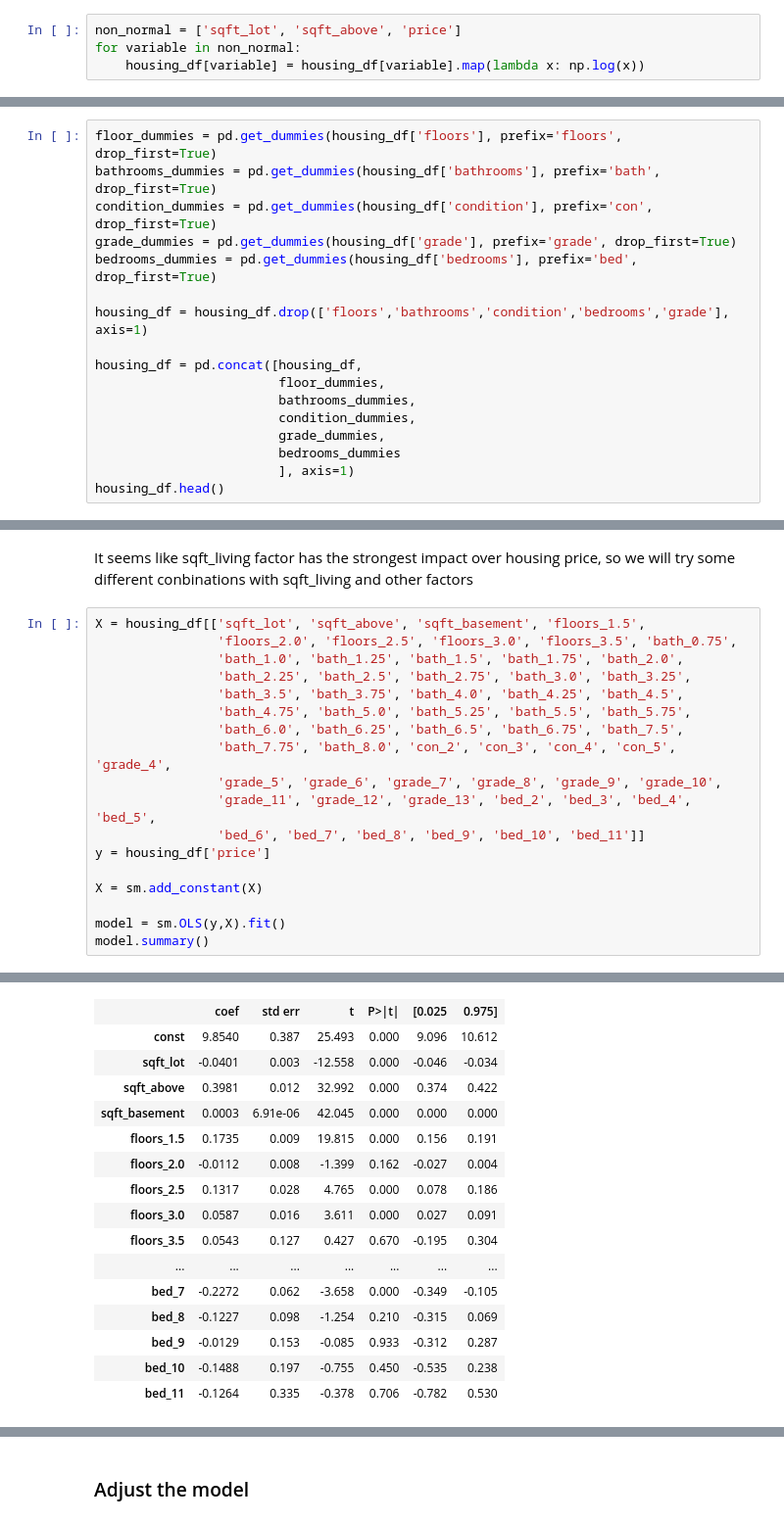
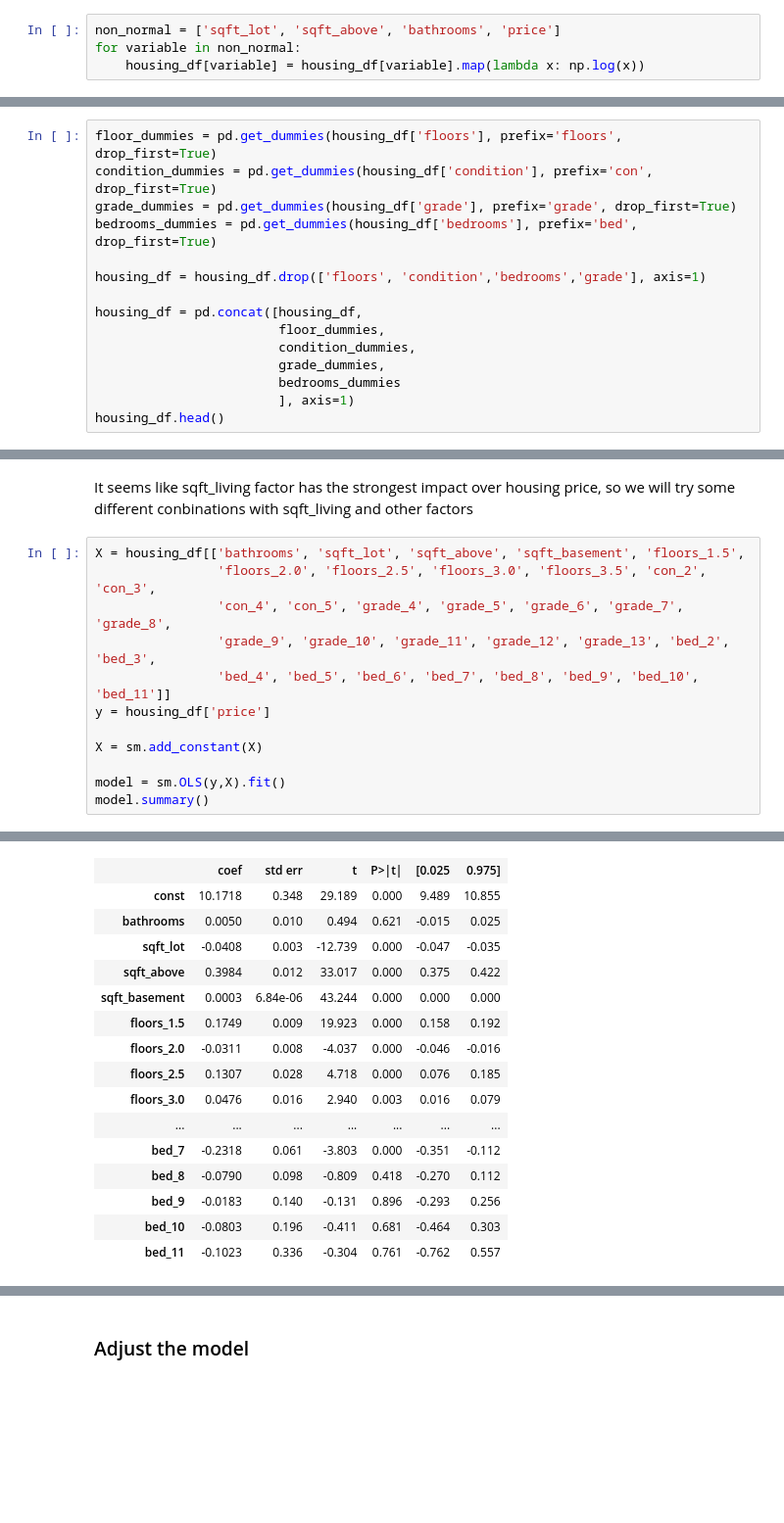
Before and after one commit to shuyu-wu/Module_1_KC_housing_analysis, a Jupyter notebook: Mod_1_King_County_Analysis.ipynb, the cells around one changed output, grey strips where cells are left out. Shown at 98% size. Cells and saved outputs as stored; diff of their text form; blank space fills up the shorter version.

```diff
--- a/Mod_1_King_County_Analysis.ipynb
+++ b/Mod_1_King_County_Analysis.ipynb
@@ -482,7 +482,7 @@ sns.pairplot(housing_df[x_cols])
 # %% [markdown]
 From the chart above we can see sqft_basement has many zero values, therefore we wont have log transformation on sqft_basement.
 # %%
-non_normal = ['sqft_lot', 'sqft_above', 'price']
+non_normal = ['sqft_lot', 'sqft_above', 'bathrooms', 'price']
 for variable in non_normal:
     housing_df[variable] = housing_df[variable].map(lambda x: np.log(x))
 # %%
@@ -565,16 +552,14 @@ From the figures above, it shows grade has a strong impact with housing price.
 We will use one hot encoding to create dummy varaibles for our internal categorical variables
 # %%
 floor_dummies = pd.get_dummies(housing_df['floors'], prefix='floors', drop_first=True)
-bathrooms_dummies = pd.get_dummies(housing_df['bathrooms'], prefix='bath', drop_first=True)
 condition_dummies = pd.get_dummies(housing_df['condition'], prefix='con', drop_first=True)
 grade_dummies = pd.get_dummies(housing_df['grade'], prefix='grade', drop_first=True)
 bedrooms_dummies = pd.get_dummies(housing_df['bedrooms'], prefix='bed', drop_first=True)
 
-housing_df = housing_df.drop(['floors','bathrooms','condition','bedrooms','grade'], axis=1)
+housing_df = housing_df.drop(['floors', 'condition','bedrooms','grade'], axis=1)
 
 housing_df = pd.concat([housing_df,
                         floor_dummies,
-                        bathrooms_dummies,
                         condition_dummies,
                         grade_dummies,
                         bedrooms_dummies
@@ -803,17 +840,11 @@ Warnings:
 # %% [markdown]
 It seems like sqft_living factor has the strongest impact over housing price, so we will try some different conbinations with sqft_living and other factors
 # %%
-X = housing_df[['sqft_lot', 'sqft_above', 'sqft_basement', 'floors_1.5',
-                'floors_2.0', 'floors_2.5', 'floors_3.0', 'floors_3.5', 'bath_0.75',
-                'bath_1.0', 'bath_1.25', 'bath_1.5', 'bath_1.75', 'bath_2.0',
-                'bath_2.25', 'bath_2.5', 'bath_2.75', 'bath_3.0', 'bath_3.25',
-                'bath_3.5', 'bath_3.75', 'bath_4.0', 'bath_4.25', 'bath_4.5',
-                'bath_4.75', 'bath_5.0', 'bath_5.25', 'bath_5.5', 'bath_5.75',
-                'bath_6.0', 'bath_6.25', 'bath_6.5', 'bath_6.75', 'bath_7.5',
-                'bath_7.75', 'bath_8.0', 'con_2', 'con_3', 'con_4', 'con_5', 'grade_4',
-                'grade_5', 'grade_6', 'grade_7', 'grade_8', 'grade_9', 'grade_10',
-                'grade_11', 'grade_12', 'grade_13', 'bed_2', 'bed_3', 'bed_4', 'bed_5',
-                'bed_6', 'bed_7', 'bed_8', 'bed_9', 'bed_10', 'bed_11']]
+X = housing_df[['bathrooms', 'sqft_lot', 'sqft_above', 'sqft_basement', 'floors_1.5',
+                'floors_2.0', 'floors_2.5', 'floors_3.0', 'floors_3.5', 'con_2', 'con_3',
+                'con_4', 'con_5', 'grade_4', 'grade_5', 'grade_6', 'grade_7', 'grade_8',
+                'grade_9', 'grade_10', 'grade_11', 'grade_12', 'grade_13', 'bed_2', 'bed_3',
+                'bed_4', 'bed_5', 'bed_6', 'bed_7', 'bed_8', 'bed_9', 'bed_10', 'bed_11']]
 y = housing_df['price']
 
 X = sm.add_constant(X)
@@ -833,17 +864,17 @@ OLS Regression Results
 | Covariance Type: | nonrobust |  |  |
 |  | coef | std err | t | P>|t| | [0.025 | 0.975] |
-| const | 9.8540 | 0.387 | 25.493 | 0.000 | 9.096 | 10.612 |
-| sqft_lot | -0.0401 | 0.003 | -12.558 | 0.000 | -0.046 | -0.034 |
-| sqft_above | 0.3981 | 0.012 | 32.992 | 0.000 | 0.374 | 0.422 |
-| sqft_basement | 0.0003 | 6.91e-06 | 42.045 | 0.000 | 0.000 | 0.000 |
-| floors_1.5 | 0.1735 | 0.009 | 19.815 | 0.000 | 0.156 | 0.191 |
-| floors_2.0 | -0.0112 | 0.008 | -1.399 | 0.162 | -0.027 | 0.004 |
-| floors_2.5 | 0.1317 | 0.028 | 4.765 | 0.000 | 0.078 | 0.186 |
-| floors_3.0 | 0.0587 | 0.016 | 3.611 | 0.000 | 0.027 | 0.091 |
-| floors_3.5 | 0.0543 | 0.127 | 0.427 | 0.670 | -0.195 | 0.304 |
+| const | 10.1718 | 0.348 | 29.189 | 0.000 | 9.489 | 10.855 |
+| bathrooms | 0.0050 | 0.010 | 0.494 | 0.621 | -0.015 | 0.025 |
+| sqft_lot | -0.0408 | 0.003 | -12.739 | 0.000 | -0.047 | -0.035 |
+| sqft_above | 0.3984 | 0.012 | 33.017 | 0.000 | 0.375 | 0.422 |
+| sqft_basement | 0.0003 | 6.84e-06 | 43.244 | 0.000 | 0.000 | 0.000 |
+| floors_1.5 | 0.1749 | 0.009 | 19.923 | 0.000 | 0.158 | 0.192 |
+| floors_2.0 | -0.0311 | 0.008 | -4.037 | 0.000 | -0.046 | -0.016 |
+| floors_2.5 | 0.1307 | 0.028 | 4.718 | 0.000 | 0.076 | 0.185 |
+| floors_3.0 | 0.0476 | 0.016 | 2.940 | 0.003 | 0.016 | 0.079 |
 | ... | ... | ... | ... | ... | ... | ... |
-| bed_7 | -0.2272 | 0.062 | -3.658 | 0.000 | -0.349 | -0.105 |
-| bed_8 | -0.1227 | 0.098 | -1.254 | 0.210 | -0.315 | 0.069 |
-| bed_9 | -0.0129 | 0.153 | -0.085 | 0.933 | -0.312 | 0.287 |
-| bed_10 | -0.1488 | 0.197 | -0.755 | 0.450 | -0.535 | 0.238 |
-| bed_11 | -0.1264 | 0.335 | -0.378 | 0.706 | -0.782 | 0.530 |
+| bed_7 | -0.2318 | 0.061 | -3.803 | 0.000 | -0.351 | -0.112 |
+| bed_8 | -0.0790 | 0.098 | -0.809 | 0.418 | -0.270 | 0.112 |
+| bed_9 | -0.0183 | 0.140 | -0.131 | 0.896 | -0.293 | 0.256 |
+| bed_10 | -0.0803 | 0.196 | -0.411 | 0.681 | -0.464 | 0.303 |
+| bed_11 | -0.1023 | 0.336 | -0.304 | 0.761 | -0.762 | 0.557 |
```
Also changed, not shown: parts of 21 cells of this notebook.
